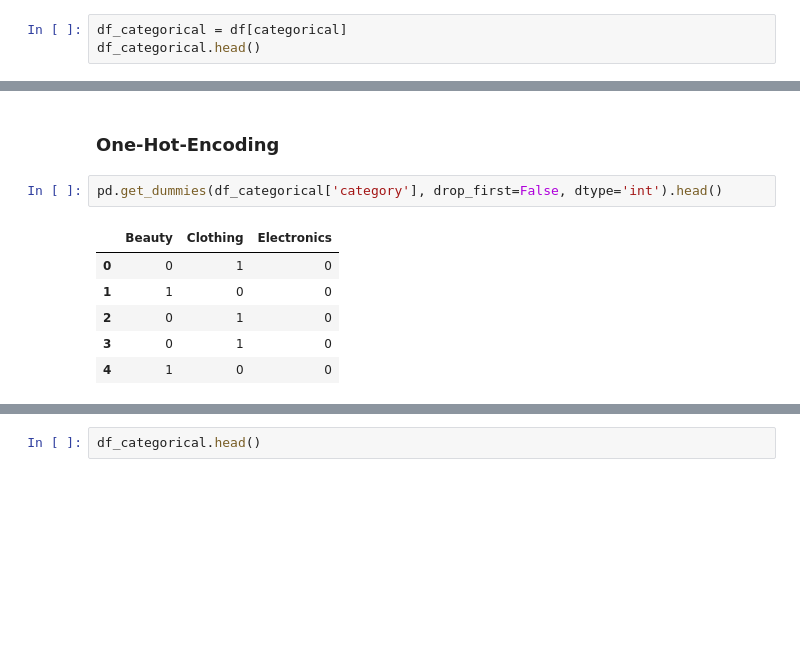
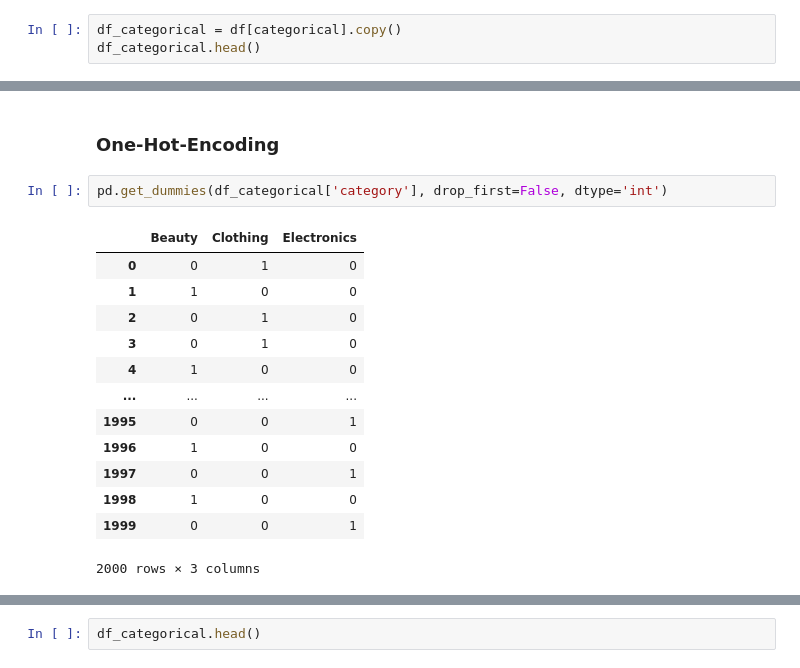
Before and after one commit to victormuuo07/Sales-Prediction-Model, a Jupyter notebook: index.ipynb, the cells around one changed output, grey strips where cells are left out. Cells and saved outputs as stored; diff of their text form; blank space fills up the shorter version.

```diff
--- a/index.ipynb
+++ b/index.ipynb
@@ -59,7 +59,7 @@ There are 4 categorical variables
 
 The categorical variables are : ['sale_date', 'sale_time', 'gender', 'category']
 # %%
-df_categorical = df[categorical]
+df_categorical = df[categorical].copy()
 df_categorical.head()
 # %% [output]
 |  | sale_date | sale_time | gender | category |
@@ -290,11 +254,18 @@ Name: count, dtype: int64
 # %% [markdown]
 ### One-Hot-Encoding
 # %%
-pd.get_dummies(df_categorical['category'], drop_first=False, dtype='int').head()
+pd.get_dummies(df_categorical['category'], drop_first=False, dtype='int')
 # %% [output]
 |  | Beauty | Clothing | Electronics |
 | 0 | 0 | 1 | 0 |
 | 1 | 1 | 0 | 0 |
 | 2 | 0 | 1 | 0 |
 | 3 | 0 | 1 | 0 |
 | 4 | 1 | 0 | 0 |
+| ... | ... | ... | ... |
+| 1995 | 0 | 0 | 1 |
+| 1996 | 1 | 0 | 0 |
+| 1997 | 0 | 0 | 1 |
+| 1998 | 1 | 0 | 0 |
+| 1999 | 0 | 0 | 1 |
+2000 rows × 3 columns
```
Also changed, not shown: parts of 34 cells of this notebook.
